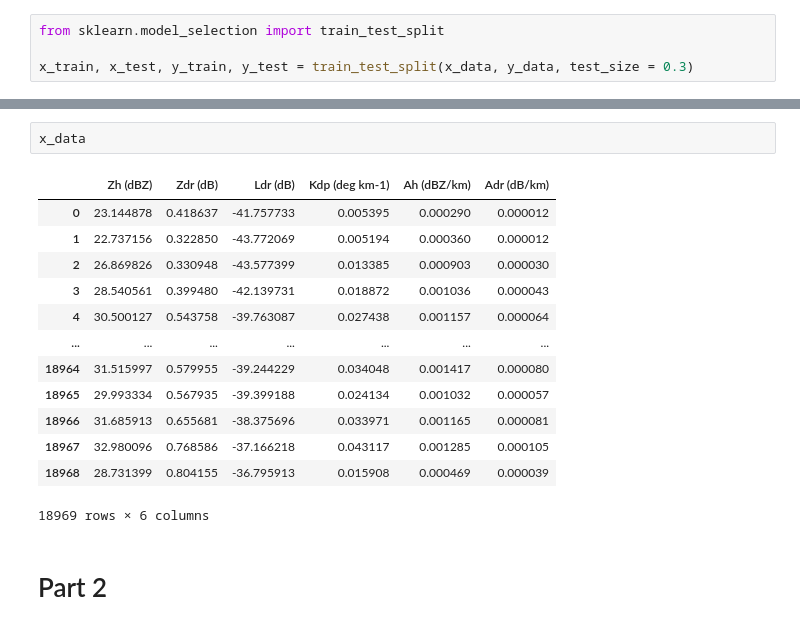
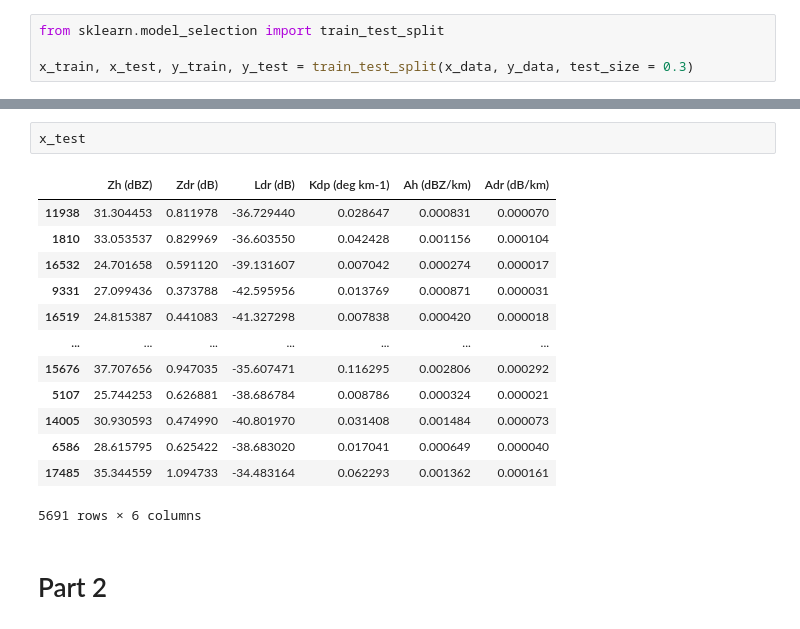
Before and after one commit to atmsillinois/machine-learning-1-scmeghana, a Jupyter notebook: Assignment_5.ipynb, the cells around one changed output, grey strips where cells are left out. Saved outputs shown, nothing was run; the diff lists cells and outputs as text.

```diff
--- a/Assignment_5.ipynb
+++ b/Assignment_5.ipynb
@@ -51,20 +51,20 @@ x_train
 13278 rows × 6 columns
-# %%
-x_data
-# %% [output]
-|  | Zh (dBZ) | Zdr (dB) | Ldr (dB) | Kdp (deg km-1) | Ah (dBZ/km) | Adr (dB/km) |
-| 0 | 23.144878 | 0.418637 | -41.757733 | 0.005395 | 0.000290 | 0.000012 |
-| 1 | 22.737156 | 0.322850 | -43.772069 | 0.005194 | 0.000360 | 0.000012 |
-| 2 | 26.869826 | 0.330948 | -43.577399 | 0.013385 | 0.000903 | 0.000030 |
-| 3 | 28.540561 | 0.399480 | -42.139731 | 0.018872 | 0.001036 | 0.000043 |
-| 4 | 30.500127 | 0.543758 | -39.763087 | 0.027438 | 0.001157 | 0.000064 |
-| ... | ... | ... | ... | ... | ... | ... |
-| 18964 | 31.515997 | 0.579955 | -39.244229 | 0.034048 | 0.001417 | 0.000080 |
-| 18965 | 29.993334 | 0.567935 | -39.399188 | 0.024134 | 0.001032 | 0.000057 |
-| 18966 | 31.685913 | 0.655681 | -38.375696 | 0.033971 | 0.001165 | 0.000081 |
-| 18967 | 32.980096 | 0.768586 | -37.166218 | 0.043117 | 0.001285 | 0.000105 |
-| 18968 | 28.731399 | 0.804155 | -36.795913 | 0.015908 | 0.000469 | 0.000039 |
-18969 rows × 6 columns
+# %%
+x_test
+# %% [output]
+|  | Zh (dBZ) | Zdr (dB) | Ldr (dB) | Kdp (deg km-1) | Ah (dBZ/km) | Adr (dB/km) |
+| 11938 | 31.304453 | 0.811978 | -36.729440 | 0.028647 | 0.000831 | 0.000070 |
+| 1810 | 33.053537 | 0.829969 | -36.603550 | 0.042428 | 0.001156 | 0.000104 |
+| 16532 | 24.701658 | 0.591120 | -39.131607 | 0.007042 | 0.000274 | 0.000017 |
+| 9331 | 27.099436 | 0.373788 | -42.595956 | 0.013769 | 0.000871 | 0.000031 |
+| 16519 | 24.815387 | 0.441083 | -41.327298 | 0.007838 | 0.000420 | 0.000018 |
+| ... | ... | ... | ... | ... | ... | ... |
+| 15676 | 37.707656 | 0.947035 | -35.607471 | 0.116295 | 0.002806 | 0.000292 |
+| 5107 | 25.744253 | 0.626881 | -38.686784 | 0.008786 | 0.000324 | 0.000021 |
+| 14005 | 30.930593 | 0.474990 | -40.801970 | 0.031408 | 0.001484 | 0.000073 |
+| 6586 | 28.615795 | 0.625422 | -38.683020 | 0.017041 | 0.000649 | 0.000040 |
+| 17485 | 35.344559 | 1.094733 | -34.483164 | 0.062293 | 0.001362 | 0.000161 |
+5691 rows × 6 columns
 # %% [markdown]
 # Part 2
 # %%
```
Also changed, not shown: parts of 25 cells of this notebook.
